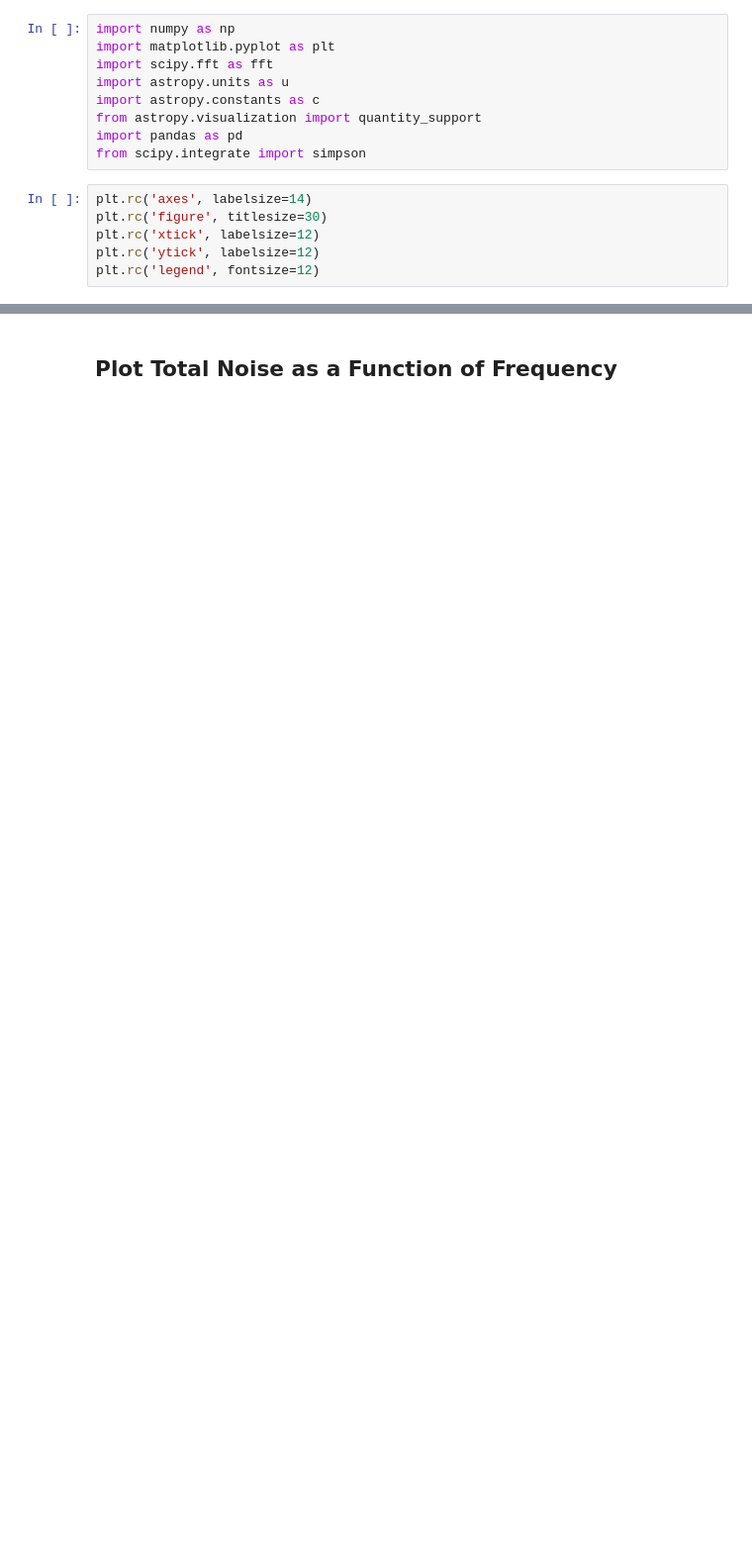
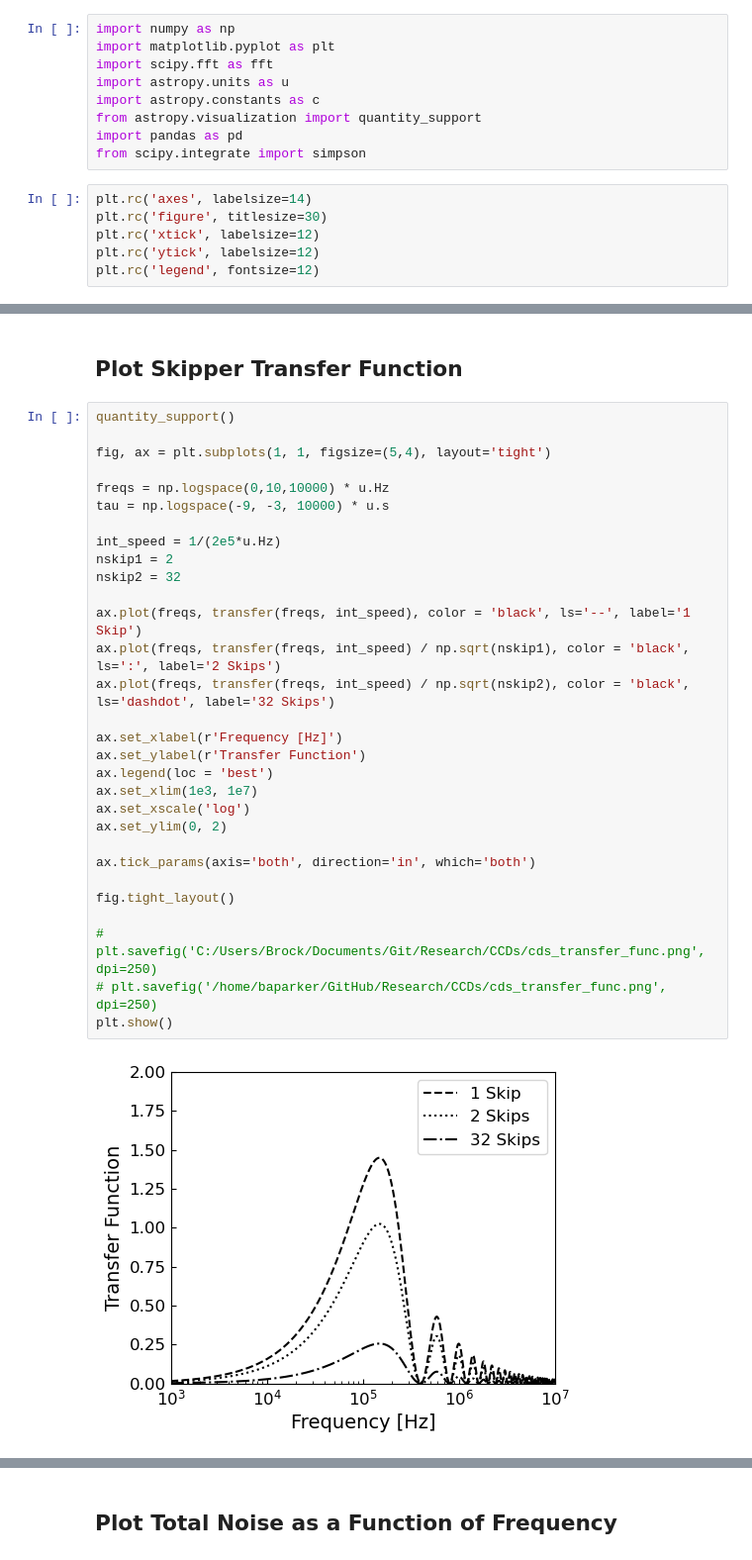
Before and after one commit to brockparker/Research, a Jupyter notebook: CCDs/skipper_noise_testing.ipynb, the cells around one changed output, grey strips where cells are left out. Shown at 99% size. Cells and saved outputs as stored; diff of their text form; blank space fills up the shorter version.

```diff
--- a/CCDs/skipper_noise_testing.ipynb
+++ b/CCDs/skipper_noise_testing.ipynb
@@ -85 +104,35 @@ plt.show()
+# %% [markdown]
+## Plot Skipper Transfer Function
+# %%
+quantity_support()
+
+fig, ax = plt.subplots(1, 1, figsize=(5,4), layout='tight')
+
+freqs = np.logspace(0,10,10000) * u.Hz
+tau = np.logspace(-9, -3, 10000) * u.s
+
+int_speed = 1/(2e5*u.Hz)
+nskip1 = 2
+nskip2 = 32
+
+ax.plot(freqs, transfer(freqs, int_speed), color = 'black', ls='--', label='1 Skip')
+ax.plot(freqs, transfer(freqs, int_speed) / np.sqrt(nskip1), color = 'black', ls=':', label='2 Skips')
+ax.plot(freqs, transfer(freqs, int_speed) / np.sqrt(nskip2), color = 'black', ls='dashdot', label='32 Skips')
+
+ax.set_xlabel(r'Frequency [Hz]')
+ax.set_ylabel(r'Transfer Function')
+ax.legend(loc = 'best')
+ax.set_xlim(1e3, 1e7)
+ax.set_xscale('log')
+ax.set_ylim(0, 2)
+
+ax.tick_params(axis='both', direction='in', which='both')
+
+fig.tight_layout()
+
+# plt.savefig('C:/Users/Brock/Documents/Git/Research/CCDs/cds_transfer_func.png', dpi=250)
+# plt.savefig('/home/baparker/GitHub/Research/CCDs/cds_transfer_func.png', dpi=250)
+plt.show()
+# %% [output]
+[figure, added]
 # %% [markdown]
```
Also changed, not shown: parts of 13 cells of this notebook.
